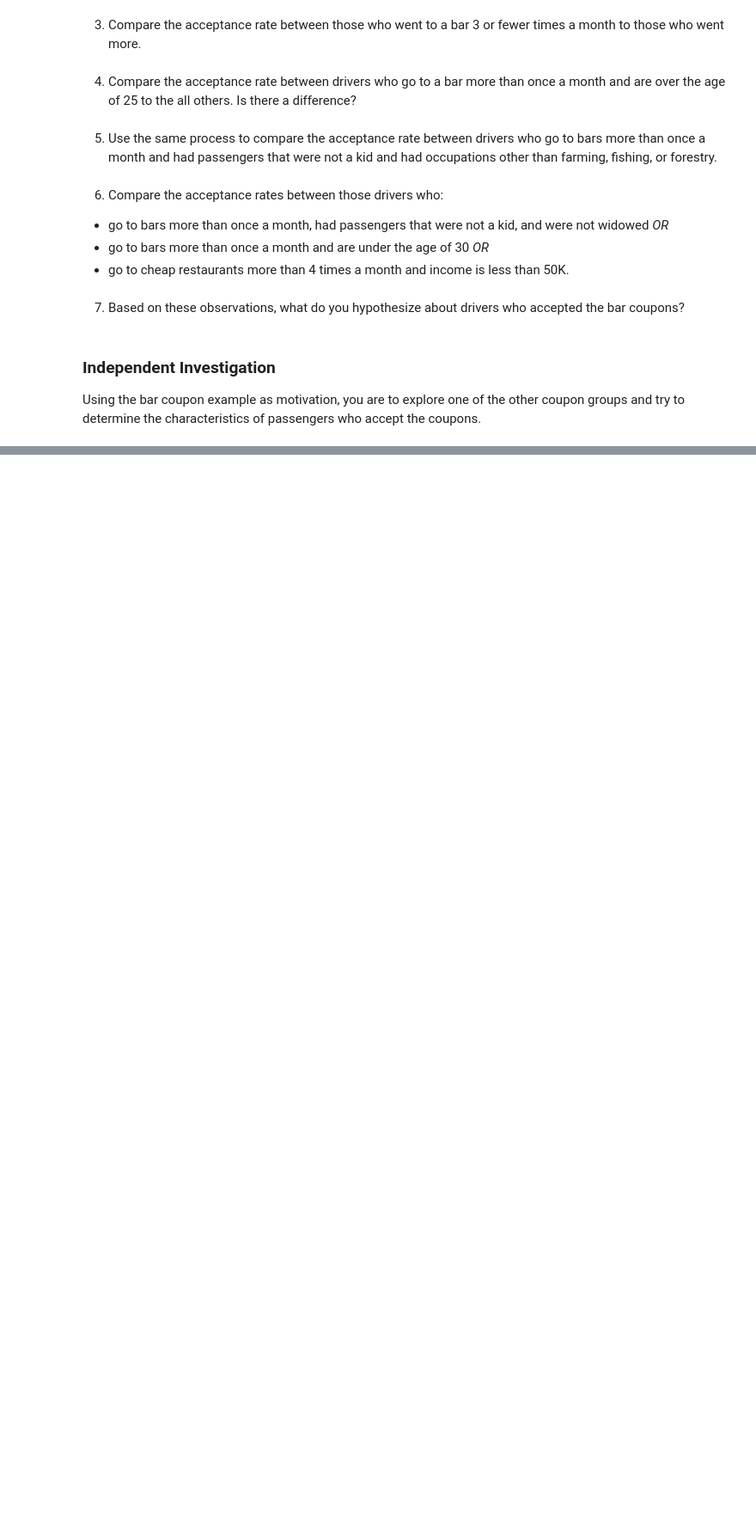
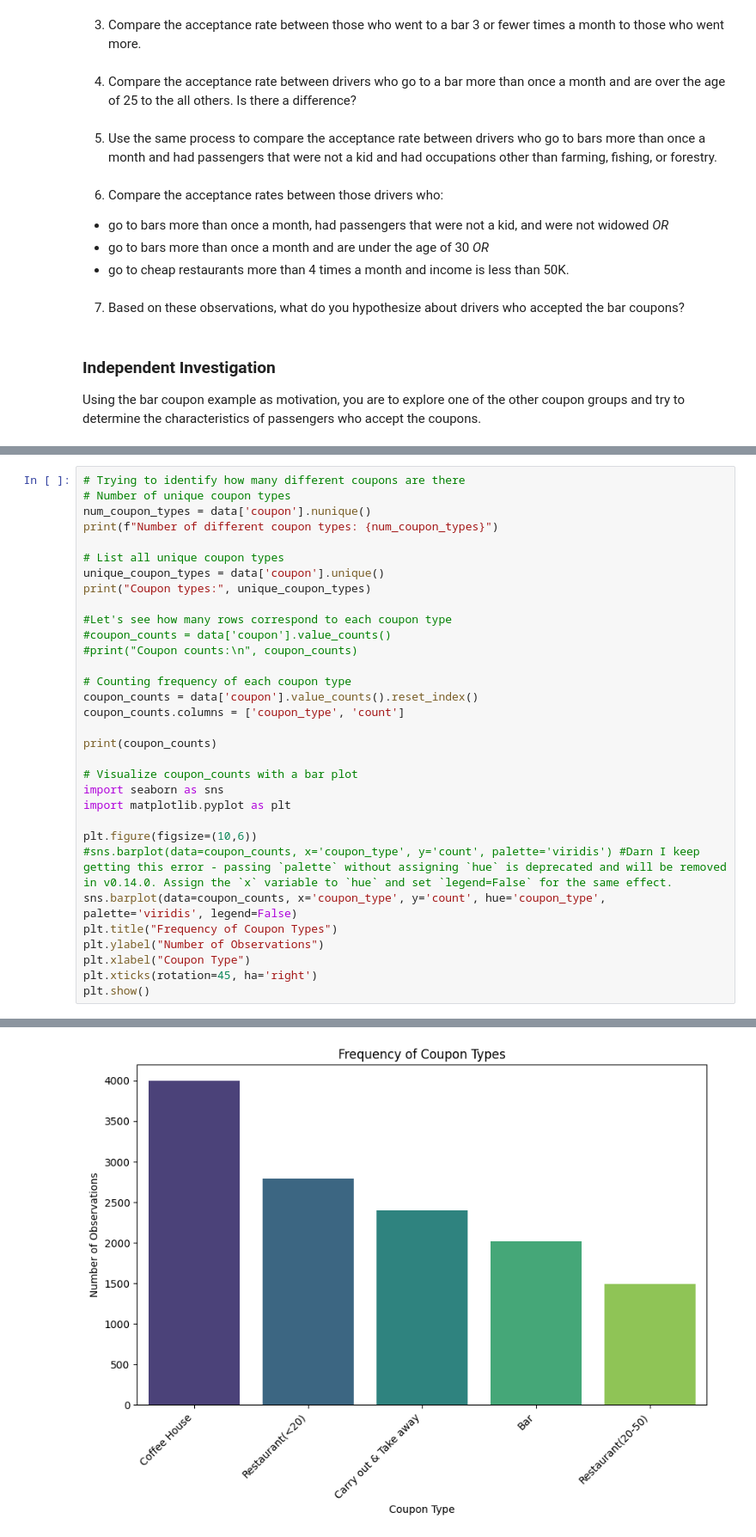
Before and after one commit to RohitKBhatnagar/CouponAcceptance, a Jupyter notebook: CouponAcceptance.ipynb, the cells around one changed output, grey strips where cells are left out. Shown at 86% size. Drawn from its saved outputs; the diff is of its cells as text; blank space fills up the shorter version.

Commit message:
Analyzing Coupon counts with Acceptance Rates. This is done at the end of the questions asked.

```diff
--- a/CouponAcceptance.ipynb
+++ b/CouponAcceptance.ipynb
@@ -750,0 +753,33 @@ plt.show()
+# %%
+# Trying to identify how many different coupons are there
+# Number of unique coupon types
+num_coupon_types = data['coupon'].nunique()
+print(f"Number of different coupon types: {num_coupon_types}")
+
+# List all unique coupon types
+unique_coupon_types = data['coupon'].unique()
+print("Coupon types:", unique_coupon_types)
+
+#Let's see how many rows correspond to each coupon type
+#coupon_counts = data['coupon'].value_counts()
+#print("Coupon counts:\n", coupon_counts)
+
+# Counting frequency of each coupon type
+coupon_counts = data['coupon'].value_counts().reset_index()
+coupon_counts.columns = ['coupon_type', 'count']
+
+print(coupon_counts)
+
+# Visualize coupon_counts with a bar plot
+import seaborn as sns
+import matplotlib.pyplot as plt
+
+plt.figure(figsize=(10,6))
+#sns.barplot(data=coupon_counts, x='coupon_type', y='count', palette='viridis') #Darn I keep getting this error - passing `palette` without assigning `hue` is deprecated and will be removed in v0.14.0. Assign the `x` variable to `hue` and set `legend=False` for the same effect.
+sns.barplot(data=coupon_counts, x='coupon_type', y='count', hue='coupon_type', palette='viridis', legend=False)
+plt.title("Frequency of Coupon Types")
+plt.ylabel("Number of Observations")
+plt.xlabel("Coupon Type")
+plt.xticks(rotation=45, ha='right')
+plt.show()
+# %% [output]
@@ -750,0 +795 @@ plt.show()
+[figure, added]
```
Also changed, not shown: parts of 4 cells of this notebook.
